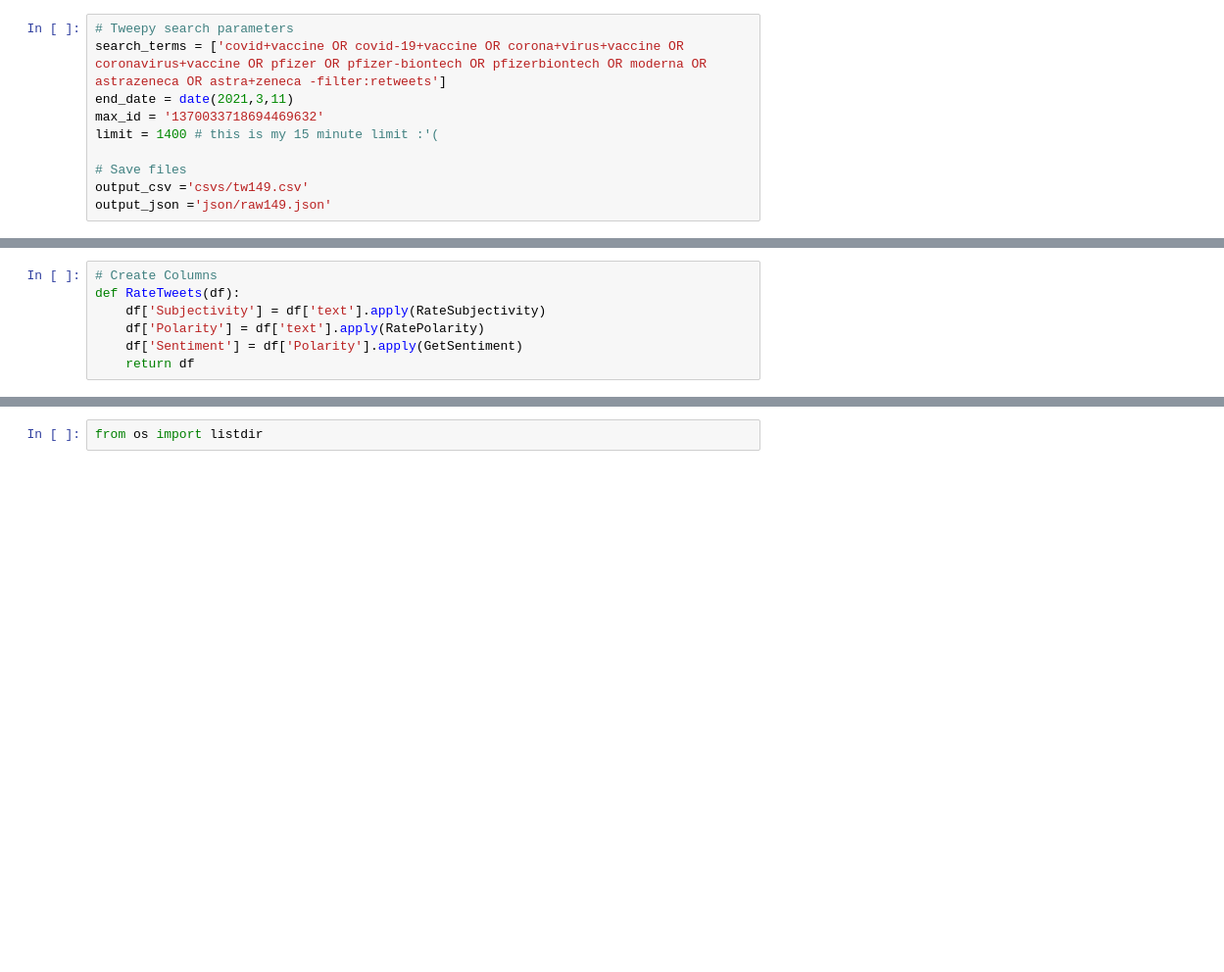
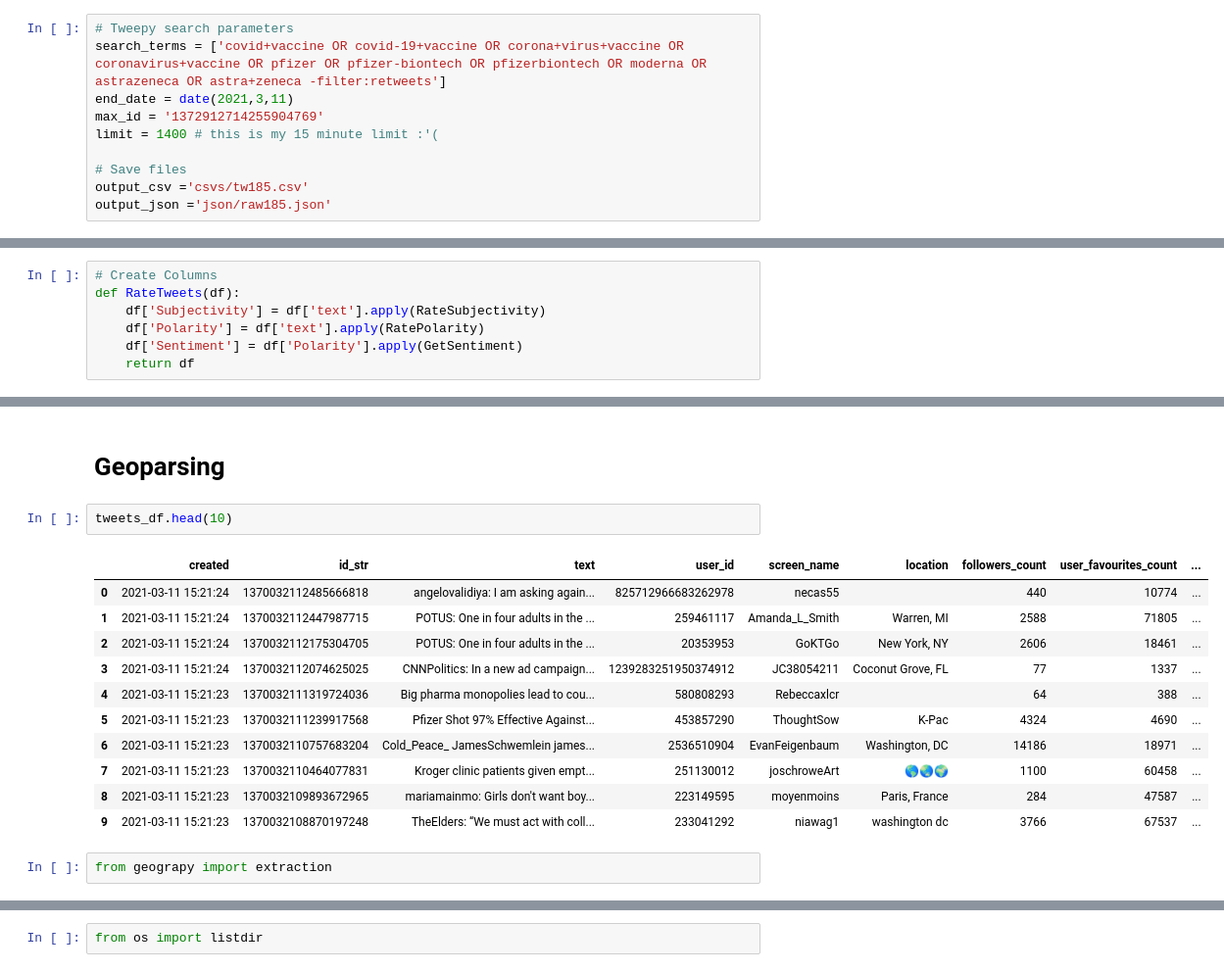
Before and after one commit to NikitaCase/COVID-Vaccine-Sentiment-Analysis, a Jupyter notebook: herd-sentiment/get_and_clean_tweets.ipynb, the cells around one changed output, grey strips where cells are left out. Shown at 98% size. Drawn from its saved outputs; the diff is of its cells as text; blank space fills up the shorter version.

Commit message:
scrape tweets

```diff
--- a/herd-sentiment/get_and_clean_tweets.ipynb
+++ b/herd-sentiment/get_and_clean_tweets.ipynb
@@ -32,12 +32,12 @@ api = tweepy.API(auth)
 # Tweepy search parameters
 search_terms = ['covid+vaccine OR covid-19+vaccine OR corona+virus+vaccine OR coronavirus+vaccine OR pfizer OR pfizer-biontech OR pfizerbiontech OR moderna OR astrazeneca OR astra+zeneca -filter:retweets']
 end_date = date(2021,3,11)
-max_id = '1370033718694469632'
+max_id = '1372912714255904769'
 limit = 1400 # this is my 15 minute limit :'(
 
 # Save files
-output_csv ='csvs/tw149.csv'
-output_json ='json/raw149.json'
+output_csv ='csvs/tw185.csv'
+output_json ='json/raw185.json'
 # %% [markdown]
 # Functions
 # %% [markdown]
@@ -144,0 +156,18 @@ tweets_df.tail(3)
+# %% [markdown]
+# Geoparsing
+# %%
+tweets_df.head(10)
+# %% [output]
+|  | created | id_str | text | user_id | screen_name | location | followers_count | user_favourites_count | ... |
+| 0 | 2021-03-11 15:21:24 | 1370032112485666818 | angelovalidiya: I am asking again... | 825712966683262978 | necas55 |  | 440 | 10774 | ... |
+| 1 | 2021-03-11 15:21:24 | 1370032112447987715 | POTUS: One in four adults in the ... | 259461117 | Amanda_L_Smith | Warren, MI | 2588 | 71805 | ... |
+| 2 | 2021-03-11 15:21:24 | 1370032112175304705 | POTUS: One in four adults in the ... | 20353953 | GoKTGo | New York, NY | 2606 | 18461 | ... |
+| 3 | 2021-03-11 15:21:24 | 1370032112074625025 | CNNPolitics: In a new ad campaign... | 1239283251950374912 | JC38054211 | Coconut Grove, FL | 77 | 1337 | ... |
+| 4 | 2021-03-11 15:21:23 | 1370032111319724036 | Big pharma monopolies lead to cou... | 580808293 | Rebeccaxlcr |  | 64 | 388 | ... |
+| 5 | 2021-03-11 15:21:23 | 1370032111239917568 | Pfizer Shot 97% Effective Against... | 453857290 | ThoughtSow | K-Pac | 4324 | 4690 | ... |
+| 6 | 2021-03-11 15:21:23 | 1370032110757683204 | Cold_Peace_ JamesSchwemlein james... | 2536510904 | EvanFeigenbaum | Washington, DC | 14186 | 18971 | ... |
+| 7 | 2021-03-11 15:21:23 | 1370032110464077831 | Kroger clinic patients given empt... | 251130012 | joschroweArt | 🌎🌏🌍 | 1100 | 60458 | ... |
+| 8 | 2021-03-11 15:21:23 | 1370032109893672965 | mariamainmo: Girls don't want boy... | 223149595 | moyenmoins | Paris, France | 284 | 47587 | ... |
+| 9 | 2021-03-11 15:21:23 | 1370032108870197248 | TheElders: “We must act with coll... | 233041292 | niawag1 | washington dc | 3766 | 67537 | ... |
+# %%
+from geograpy import extraction
```
Also changed, not shown: parts of 22 cells of this notebook, 36 other files.
